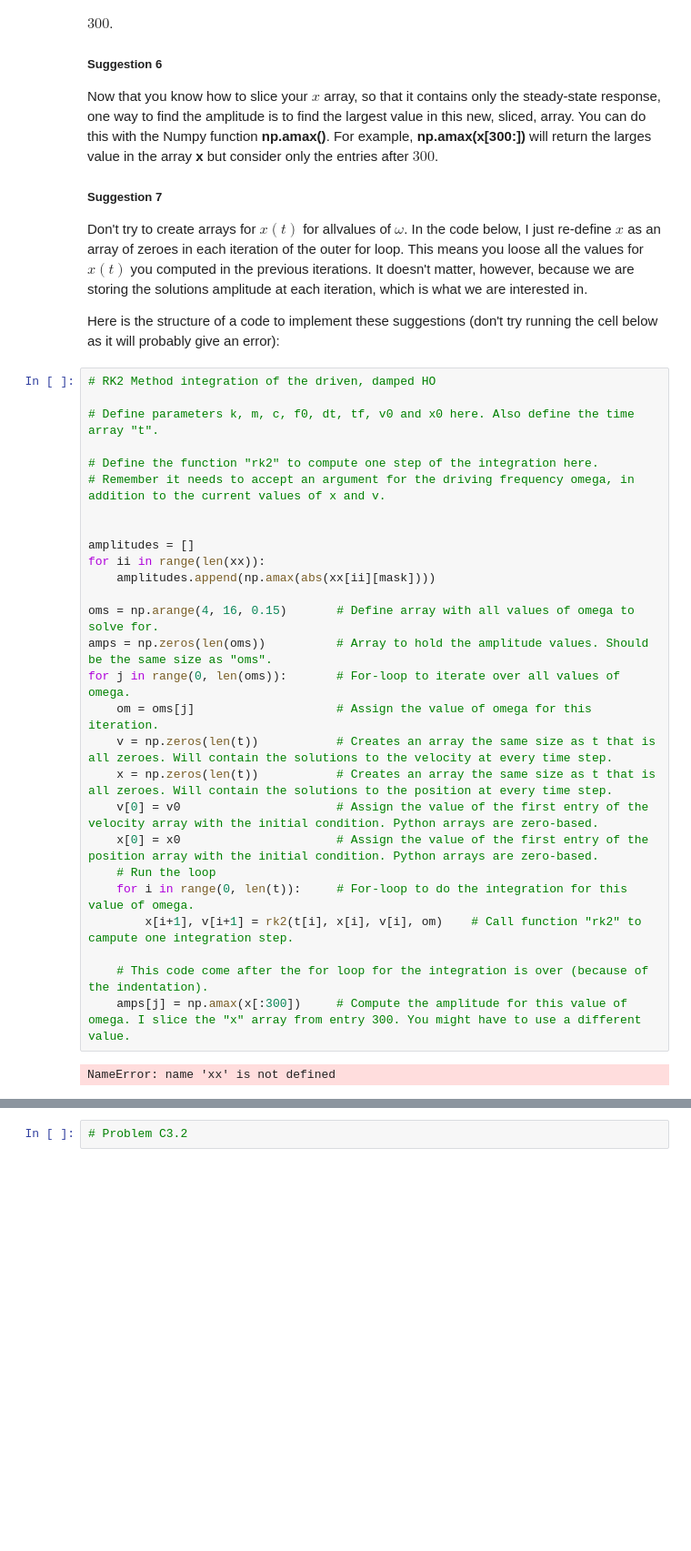
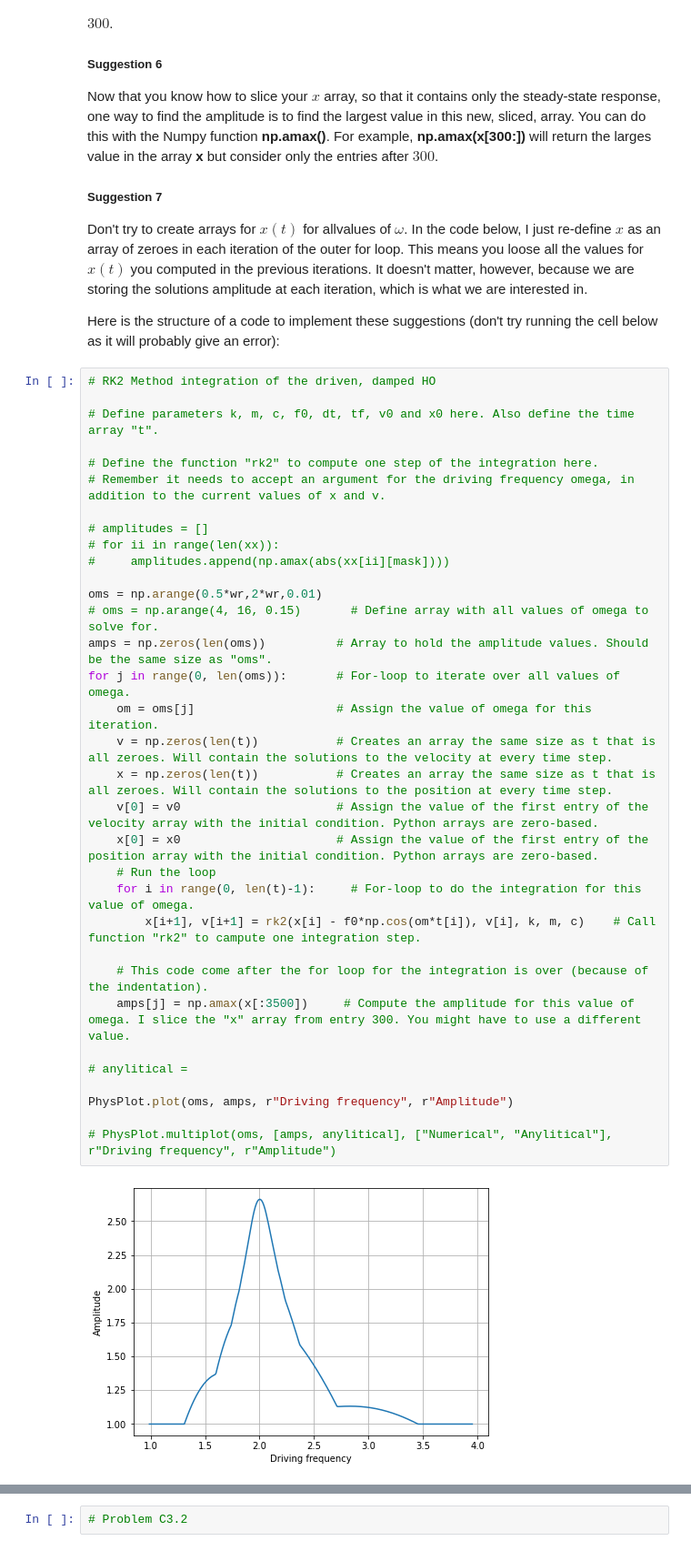
Before and after one commit to Youngposeidon/computational-mechanics-delivery, a Jupyter notebook: project2.ipynb, the cells around one changed output, grey strips where cells are left out. Shown at 91% size. Drawn from its saved outputs; the diff is of its cells as text; blank space fills up the shorter version.

Commit message:
Working on 3b
Need to impliment the anylitical solution for D and figure out why my graph looks weird

```diff
--- a/project2.ipynb
+++ b/project2.ipynb
@@ -434,32 +427,38 @@ Here is the structure of a code to implement these suggestions (don't try runnin
 # %%
 # RK2 Method integration of the driven, damped HO
 
 # Define parameters k, m, c, f0, dt, tf, v0 and x0 here. Also define the time array "t".
 
 # Define the function "rk2" to compute one step of the integration here.
 # Remember it needs to accept an argument for the driving frequency omega, in addition to the current values of x and v.
 
+# amplitudes = []
+# for ii in range(len(xx)):
+#     amplitudes.append(np.amax(abs(xx[ii][mask])))
 
-amplitudes = []
-for ii in range(len(xx)):
-    amplitudes.append(np.amax(abs(xx[ii][mask])))
-
-oms = np.arange(4, 16, 0.15)       # Define array with all values of omega to solve for.
+oms = np.arange(0.5*wr,2*wr,0.01)
+# oms = np.arange(4, 16, 0.15)       # Define array with all values of omega to solve for.
 amps = np.zeros(len(oms))          # Array to hold the amplitude values. Should be the same size as "oms".
 for j in range(0, len(oms)):       # For-loop to iterate over all values of omega.
     om = oms[j]                    # Assign the value of omega for this iteration.
     v = np.zeros(len(t))           # Creates an array the same size as t that is all zeroes. Will contain the solutions to the velocity at every time step.
     x = np.zeros(len(t))           # Creates an array the same size as t that is all zeroes. Will contain the solutions to the position at every time step.
     v[0] = v0                      # Assign the value of the first entry of the velocity array with the initial condition. Python arrays are zero-based.
     x[0] = x0                      # Assign the value of the first entry of the position array with the initial condition. Python arrays are zero-based.
     # Run the loop
-    for i in range(0, len(t)):     # For-loop to do the integration for this value of omega.
-        x[i+1], v[i+1] = rk2(t[i], x[i], v[i], om)    # Call function "rk2" to campute one integration step.
+    for i in range(0, len(t)-1):     # For-loop to do the integration for this value of omega.
+        x[i+1], v[i+1] = rk2(x[i] - f0*np.cos(om*t[i]), v[i], k, m, c)    # Call function "rk2" to campute one integration step.
 
     # This code come after the for loop for the integration is over (because of the indentation).
-    amps[j] = np.amax(x[:300])     # Compute the amplitude for this value of omega. I slice the "x" array from entry 300. You might have to use a different value.
+    amps[j] = np.amax(x[:3500])     # Compute the amplitude for this value of omega. I slice the "x" array from entry 300. You might have to use a different value.
+
+# anylitical =
+
+PhysPlot.plot(oms, amps, r"Driving frequency", r"Amplitude")
+
+# PhysPlot.multiplot(oms, [amps, anylitical], ["Numerical", "Anylitical"], r"Driving frequency", r"Amplitude")
 # %% [output]
-NameError: name 'xx' is not defined
+[figure, added]
 # %% [markdown]
 After computing the amplitudes you should plot it against the values of omega. You should also plot the analytic solution we derived in class to compare both of them. Here is what your plot might look like:
 
```
Also changed, not shown: parts of 2 cells of this notebook.
